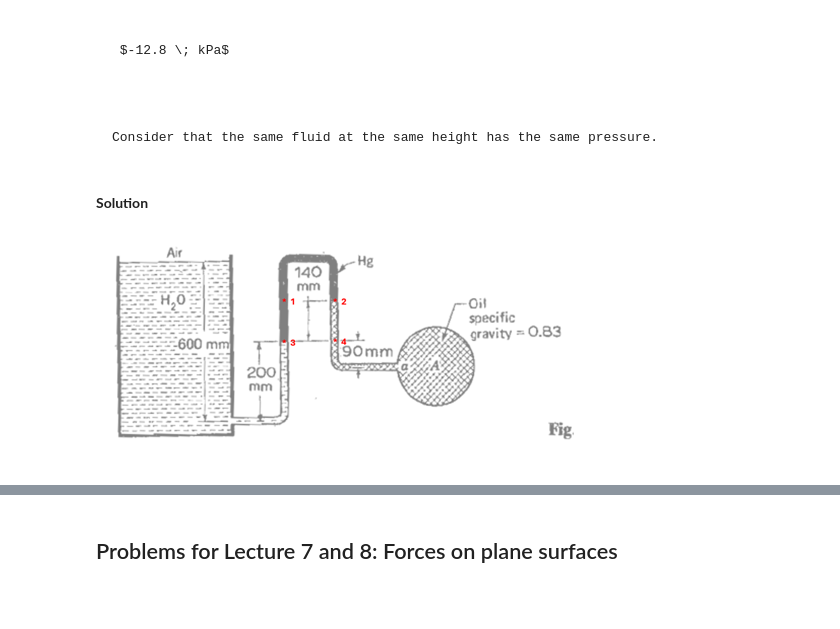
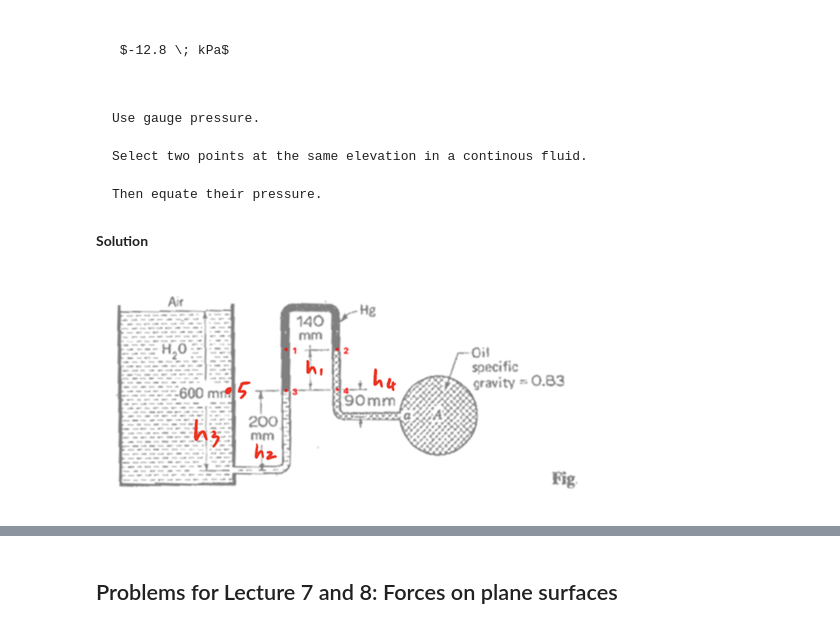
Before and after one commit to Maria9925/CIVIL_202_25, a Jupyter notebook: _sources/Module2Hydrostatics_Sol.ipynb, the cells around one changed output, grey strips where cells are left out. Cells and saved outputs as stored; diff of their text form; code cells hidden in the pictures; blank space fills up the shorter version.

````diff
--- a/_sources/Module2Hydrostatics_Sol.ipynb
+++ b/_sources/Module2Hydrostatics_Sol.ipynb
@@ -1910,21 +1892,23 @@ resized_img
  $-12.8 \; kPa$
 
 ```
-# %% [markdown]
-```{dropdown} Hint
-
-Consider that the same fluid at the same height has the same pressure.
-
-```
+# %% [markdown]
+```{dropdown} Hint
+Use gauge pressure.
+
+Select two points at the same elevation in a continous fluid.
+
+Then equate their pressure.
+```
 # %% [markdown]
 **Solution**
 # %%
 from PIL import Image
-img = Image.open(r"figures/50s.png")
+img = Image.open(r"figures/6_manometry_12.png")
 base_width = 500  # Change this to your desired width
 w_percent = base_width / float(img.size[0])
 h_size = int(float(img.size[1]) * w_percent)
 resized_img = img.resize((base_width, h_size))
 resized_img
 # %% [output]
-[figure, old version]
+[figure, new version]
````
Also changed, not shown: parts of 53 cells of this notebook, 6 other files.
